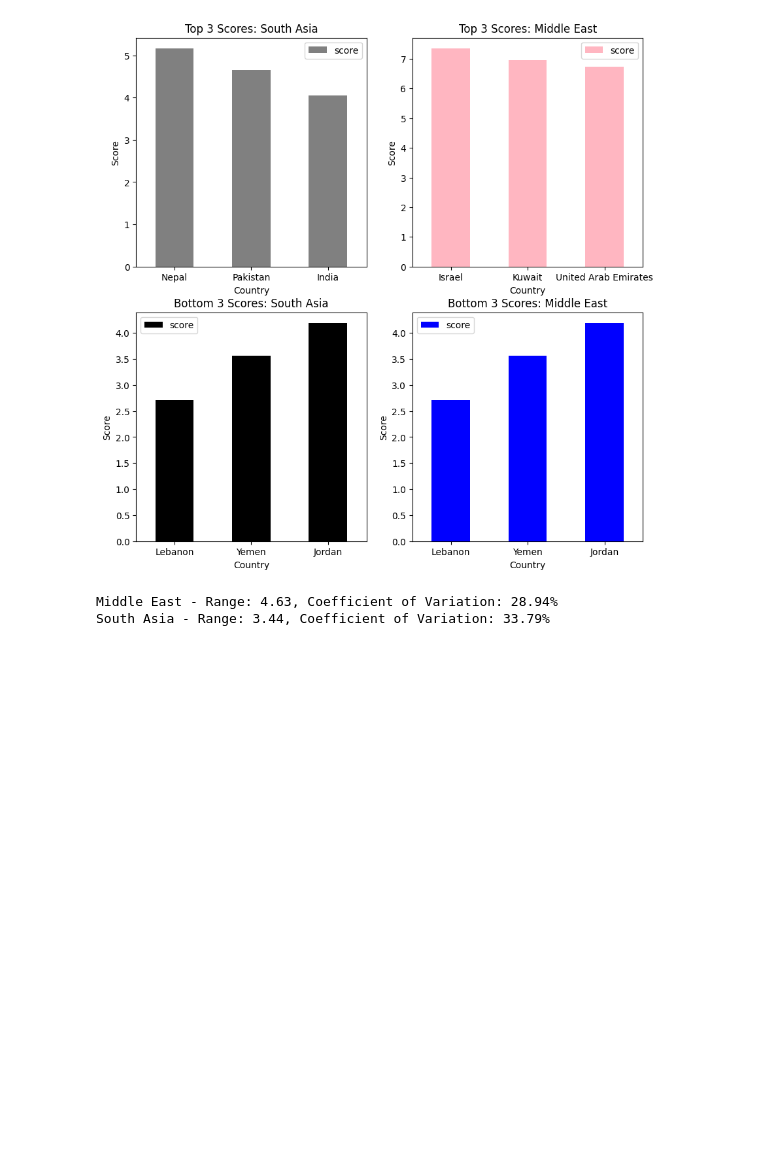
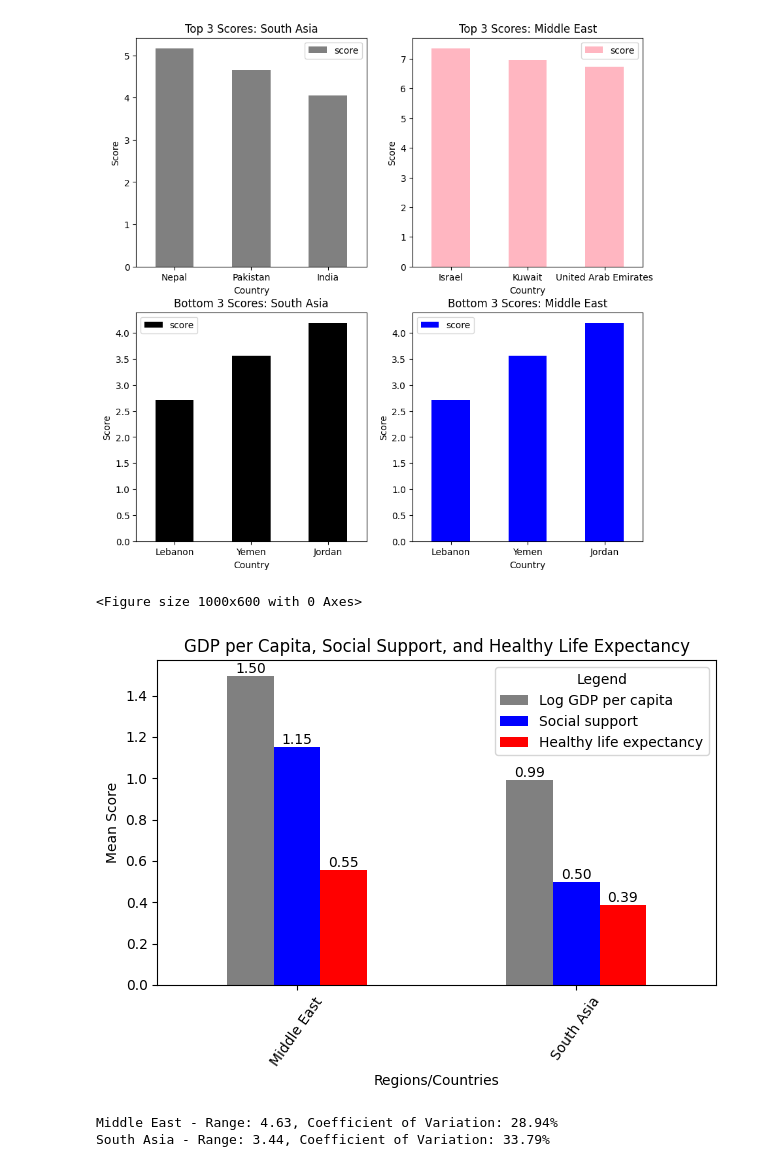
Before and after one commit to sushant-016/worksheet_0, a Jupyter notebook: 2418222_Sushant_Subedi.ipynb, the cells around one changed output. Cells and saved outputs as stored; diff of their text form; code cells hidden in the pictures; blank space fills up the shorter version.

```diff
--- a/2418222_Sushant_Subedi.ipynb
+++ b/2418222_Sushant_Subedi.ipynb
@@ -436,6 +436,29 @@ axes[1, 1].set_xticklabels(axes[1, 1].get_xticklabels(), rotation=360)
 # %% [output]
 [Text(0, 0, 'Lebanon'), Text(1, 0, 'Yemen'), Text(2, 0, 'Jordan')]
 [figure]
+# %%
+combined_data = pd.concat([
+    s_asian_data.assign(Region='South Asia'),
+    m_east_data.assign(Region='Middle East')
+])
+combined_data = combined_data[['Log GDP per capita','Social support','Healthy life expectancy','Region']]
+
+pivot_data = combined_data.groupby('Region').mean()
+
+plt.figure(figsize=(10, 6))
+ax = pivot_data.plot(kind='bar', legend=False,color=['grey', 'blue', 'red'])
+plt.legend(title='Legend', loc='upper right')
+plt.title('GDP per Capita, Social Support, and Healthy Life Expectancy')
+plt.xlabel('Regions/Countries')
+plt.ylabel('Mean Score')
+plt.xticks(rotation=55)  # Rotate x-axis labels for better readability
+plt.tight_layout()
+for container in ax.containers:
+    ax.bar_label(container, fmt='%.2f', label_type='edge', fontsize=10)
+plt.show()
+# %% [output]
+<Figure size 1000x600 with 0 Axes>
+[figure, added]
 # %%
 def data_disparity(region, name):
     score_range = region['score'].max() - region['score'].min()
```
